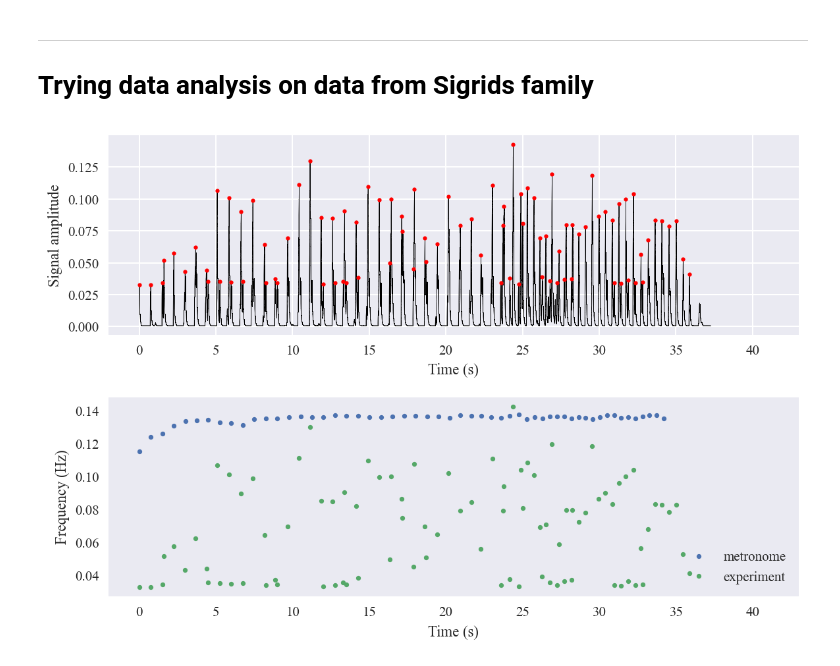
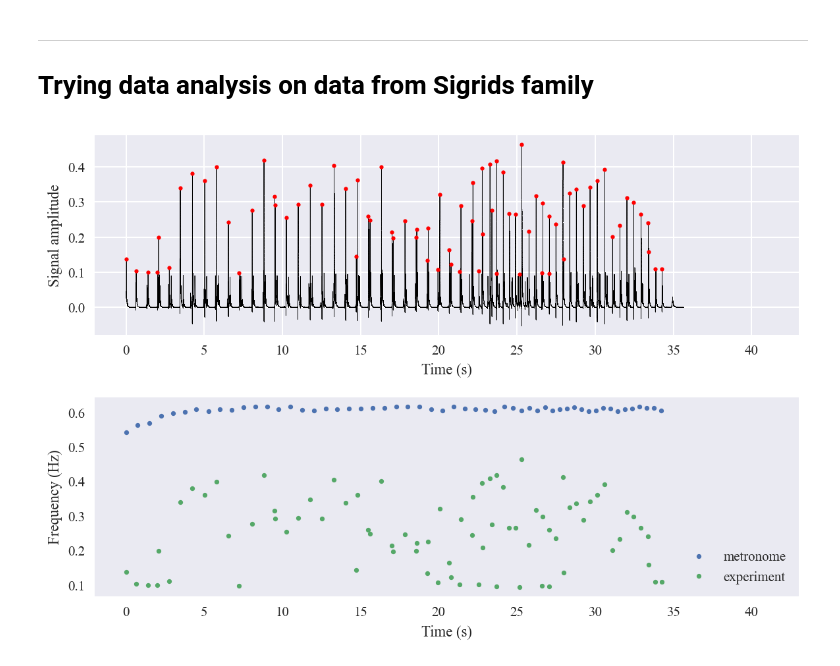
Before and after one commit to nielsdavidsen/Bachelor_2024, a Jupyter notebook: read_sound.ipynb, the cells around one changed output. Cells and saved outputs as stored; diff of their text form; code cells hidden in the pictures.

```diff
--- a/read_sound.ipynb
+++ b/read_sound.ipynb
@@ -440,16 +462,17 @@ ____
 # %%
 ### DATA FROM SIGRRIDS FAMILY ###
 
-fam_tuple_lm = new_data_extract('lydfiler/Sigrids_familie/low_mid_fam.wav',
+fam_tuple_lm = data_extract_lp('lydfiler/Sigrids_familie/low_mid_fam.wav',
                                 resolution=np.int16,
-                                neigh_rm=1000,
+                                cutoff_frequency=100,
                                 height_var=0.025,
-                                prominence_var=0.02)
-met_tuple_lm = new_data_extract('lydfiler/metronomfiler/low_mid.wav',
+                                prominence_var=0.1)
+
+met_tuple_lm = data_extract_lp('lydfiler/metronomfiler/low_mid.wav',
                                 resolution = np.int16,
-                                neigh_rm=1000,
+                                cutoff_frequency=100,
                                 height_var=0.05,
-                                prominence_var=0.02)
+                                prominence_var=0.1)
 
 zero_cut = 0
 # Synchornizing
@@ -466,34 +489,34 @@ ax[0].plot(t_fam_lm,
            ls='-', marker='.',
            linewidth = 0.2,
            markersize=0.8,
            label='Smoothed signal')
 
 ax[0].plot(pt_fam_lm,
            p_fam_lm,
            color='red',
            ls='',
            marker='o',
            markersize=3,
            label='Peaks')
 
 
 #ax[0].set(xlim=(6.5, 7.5), ylim=(0.05, 0.15))
 ax[0].set_xlabel('Time (s)')
 ax[0].set_ylabel('Signal amplitude')
 ax[0].set_xlim(-2,43)
 
 ax[1].plot(pt_met_lm, p_met_lm, '.', label='metronome')
 ax[1].plot(pt_fam_lm, p_fam_lm, '.', label='experiment')
 ax[1].legend(loc='lower right')
 ax[1].set_xlim(-2,43)
 
 ax[1].grid()
 ax[1].set_xlabel('Time (s)')
 ax[1].set_ylabel('Frequency (Hz)')
 
 fig.tight_layout()
 # %% [output]
-[figure, old version]
+[figure, new version]
 # %%
 ### SETUP FOR LOADING ALL DATA FROM SIGRIDS FAMILY ###
 
```
Also changed, not shown: parts of 14 cells of this notebook, 1 other file.
